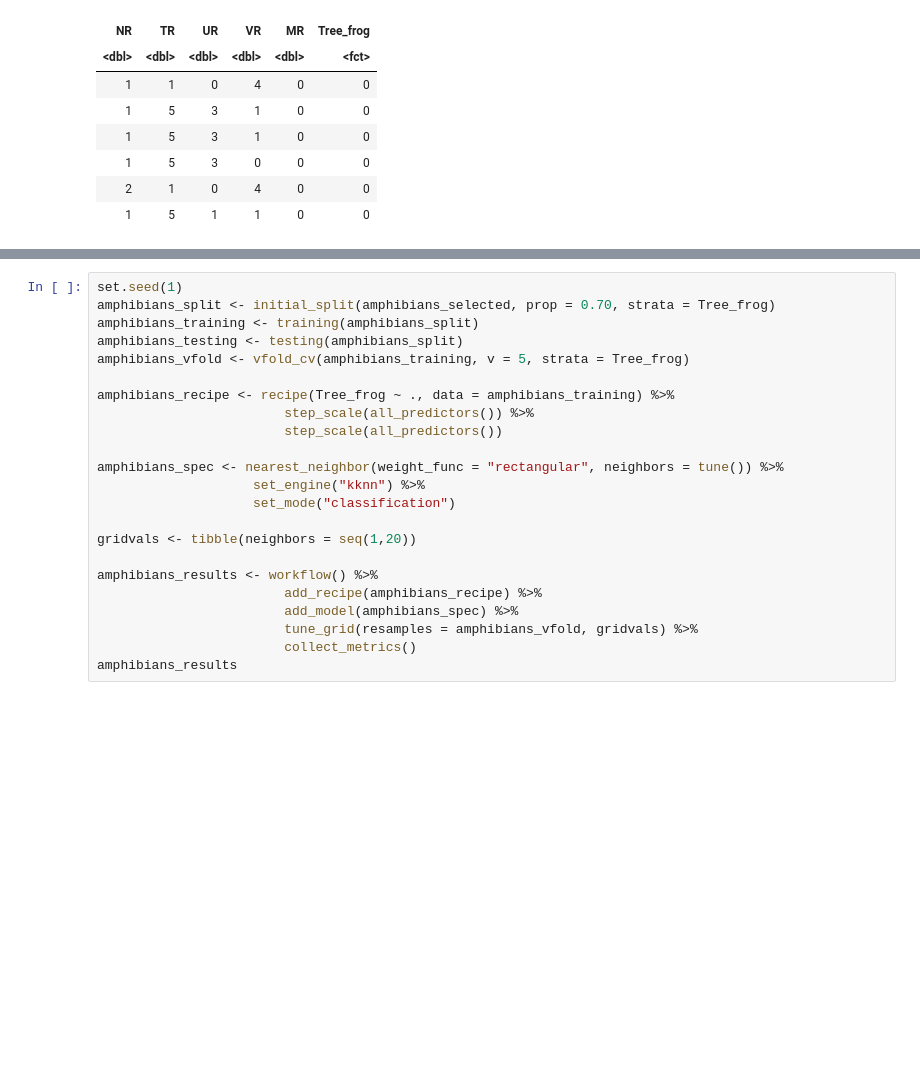
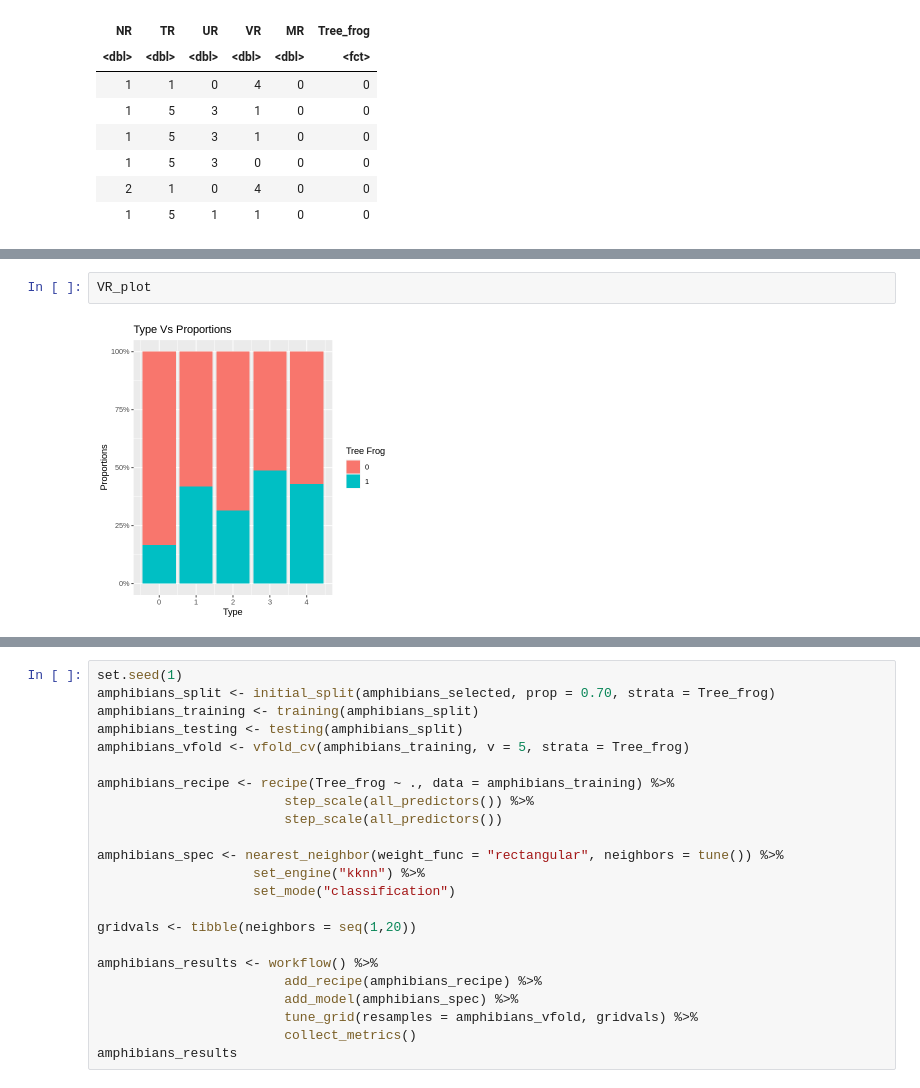
Before and after one commit to dvorster/dsci-100-group35-project, a Jupyter notebook: term-project.ipynb, the cells around one changed output, grey strips where cells are left out. Drawn from its saved outputs; the diff is of its cells as text; blank space fills up the shorter version.

```diff
--- a/term-project.ipynb
+++ b/term-project.ipynb
@@ -133,0 +202,4 @@ A tibble: 6 × 6
+# %%
+VR_plot
+# %% [output]
+[figure, added]
```
Also changed, not shown: parts of 6 cells of this notebook.
